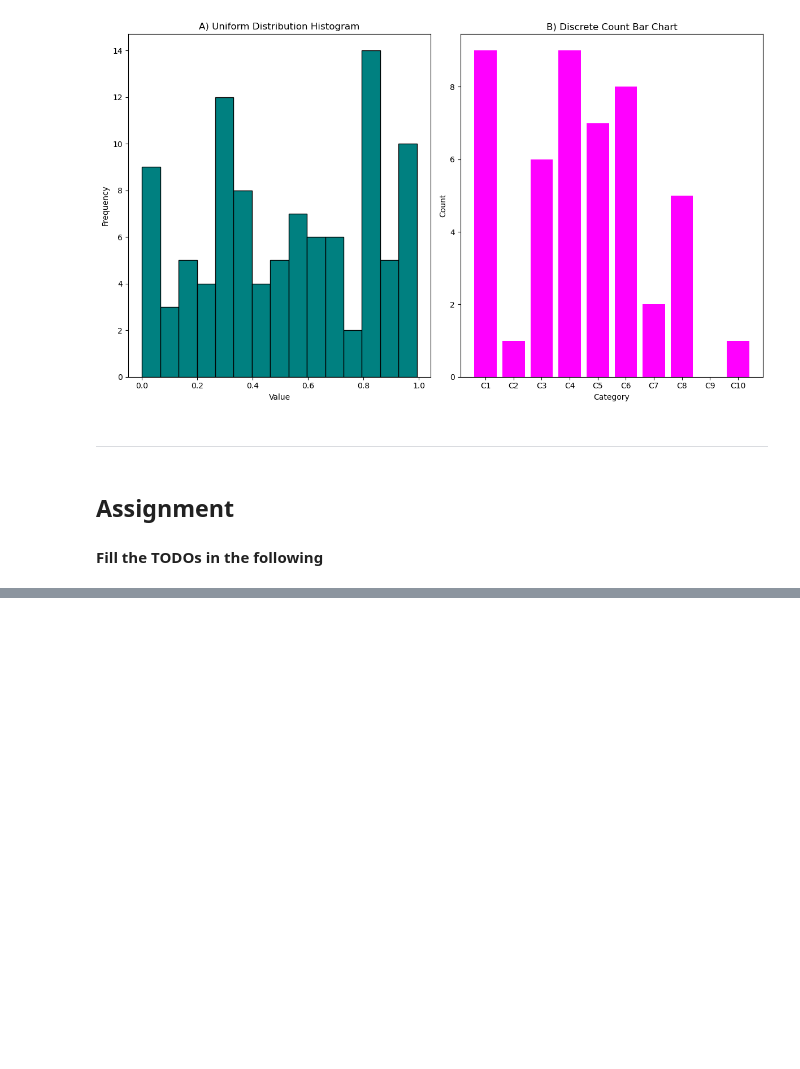
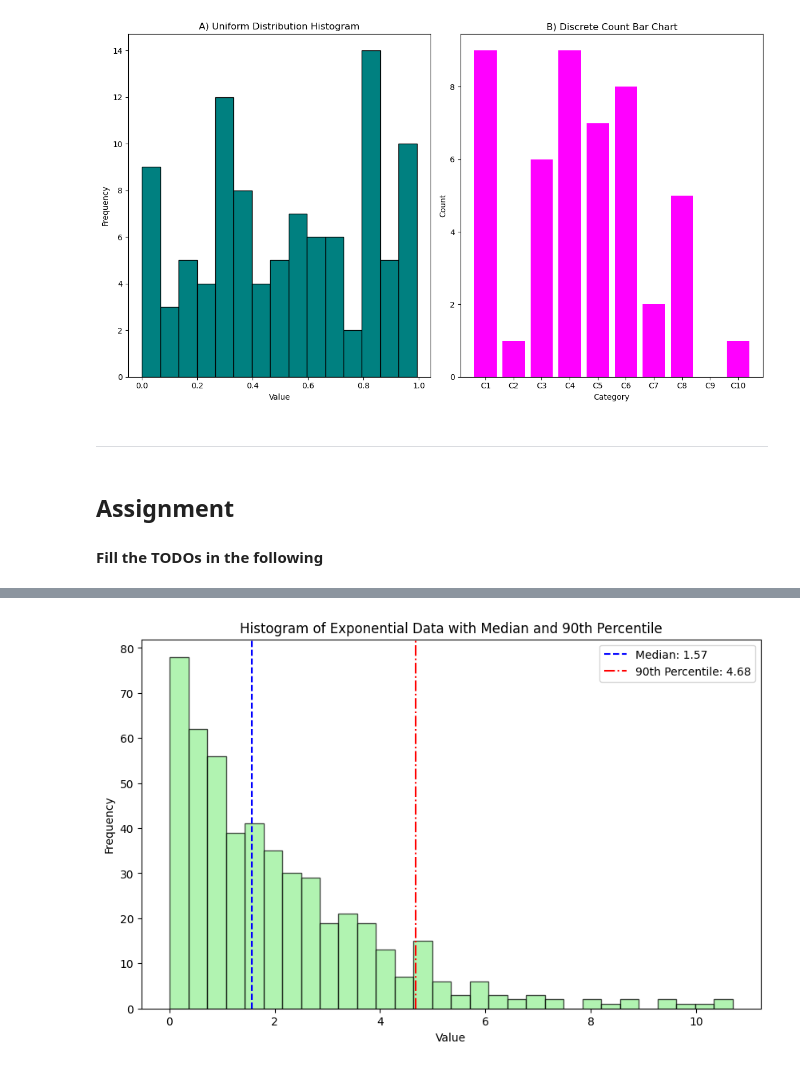
Before and after one commit to avg03/Glyph-atharva, a Jupyter notebook: Week 0/matplotlib_basics.ipynb, the cells around one changed output, grey strips where cells are left out. Saved outputs shown, nothing was run; the diff lists cells and outputs as text; code cells hidden in the pictures; blank space fills up the shorter version.

Commit message:
matplotliub todo done

```diff
--- a/Week 0/matplotlib_basics.ipynb
+++ b/Week 0/matplotlib_basics.ipynb
@@ -180,13 +177,29 @@ ModuleNotFoundError: No module named 'matplotlib'
 # %%
 ### Assignment 2: Histogram with lines
 
 '''
 Using the function numpy.random.exponential(). Use it to create a NumPy array of length 500 named 'data_exp'
 with a scale parameter of two. Plot a histogram of this data, adding vertical lines to clearly indicate the
 median and the 90th percentile of the data_exp array. Ensure the plot has a clear title, axis labels,
 and a legend identifying the line markers. Again brownie points if you manage to customize this plot to look good.
 '''
 def assignment2():
-    # TODO
-    pass
-    assignment2()
+    data_exp = np.random.exponential(scale=2, size=500)
+
+    plt.figure(figsize=(10, 6))
+    plt.hist(data_exp, bins=30, color='lightgreen', edgecolor='black', alpha=0.7)
+
+    median = np.median(data_exp)
+    percentile_90 = np.percentile(data_exp, 90)
+
+    plt.axvline(median, color='blue', linestyle='--', label=f'Median: {median:.2f}')
+    plt.axvline(percentile_90, color='red', linestyle='-.', label=f'90th Percentile: {percentile_90:.2f}')
+
+    plt.title("Histogram of Exponential Data with Median and 90th Percentile")
+    plt.xlabel("Value")
+    plt.ylabel("Frequency")
+    plt.legend()
+    plt.show()
+assignment2()
+# %% [output]
+[figure, added]
```
Also changed, not shown: parts of 2 cells of this notebook, 1 other file.
